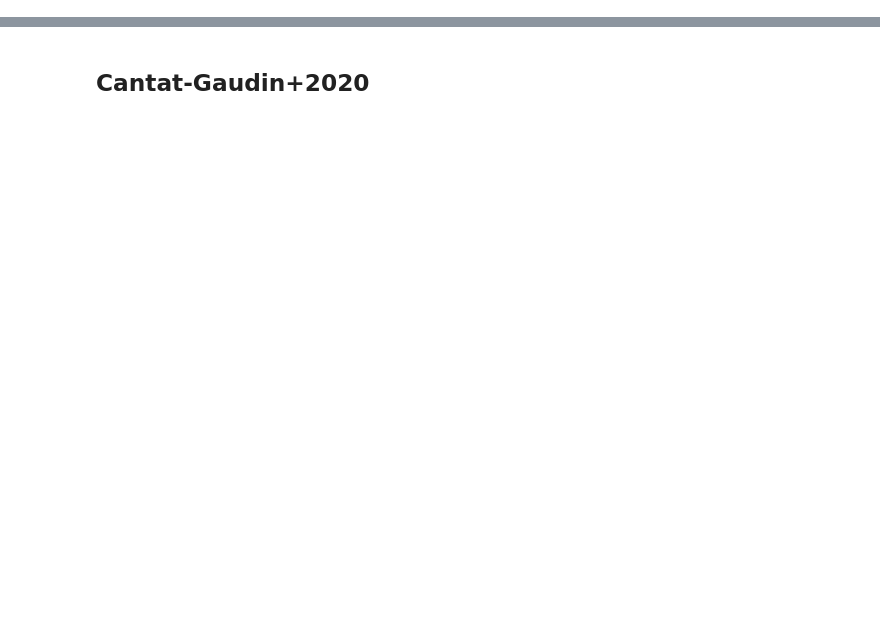
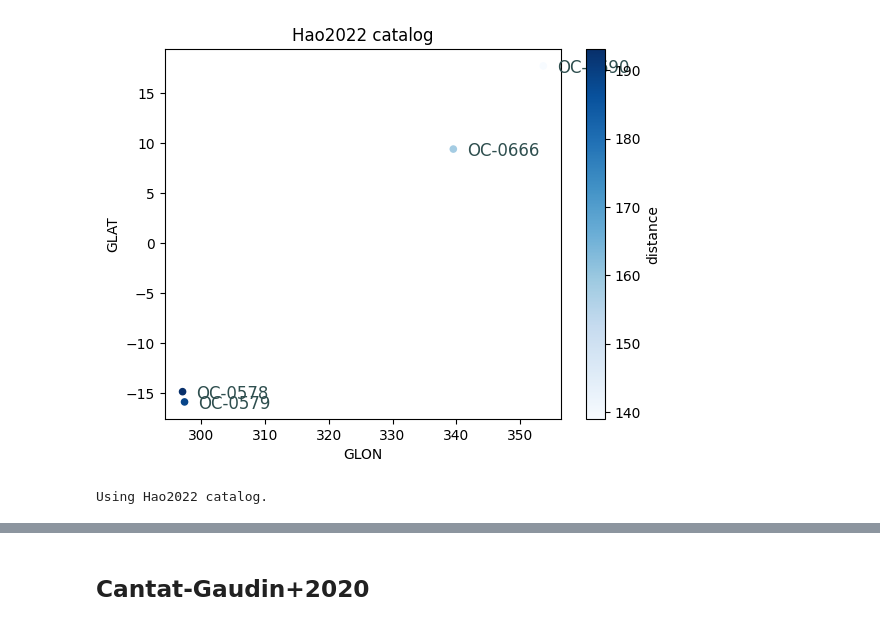
Before and after one commit to jpdeleon/chronos, a Jupyter notebook: notebooks/examples-cluster_catalogs.ipynb, the cells around one changed output, grey strips where cells are left out. Cells and saved outputs as stored; diff of their text form; code cells hidden in the pictures; blank space fills up the shorter version.

```diff
--- a/notebooks/examples-cluster_catalogs.ipynb
+++ b/notebooks/examples-cluster_catalogs.ipynb
@@ -6,0 +20,4 @@ import chronos as cr
+# %%
+#initialize
+cc = cr.ClusterCatalog(catalog_name='Hao2022')
+cc
@@ -6,0 +65,10 @@ import chronos as cr
+# %%
+#plot clusters in catalog
+cc.all_clusters = cc.all_clusters[cc.all_clusters['distance']<200]
+fig = cc.plot_all_clusters(x='GLON', y='GLAT', c='distance');
+# %% [output]
+[figure, added]
+# %%
+mem=cc.query_catalog(return_members=True)
+# %% [output]
+Using Hao2022 catalog.
```
Also changed, not shown: parts of 74 cells of this notebook, 7 other files.
